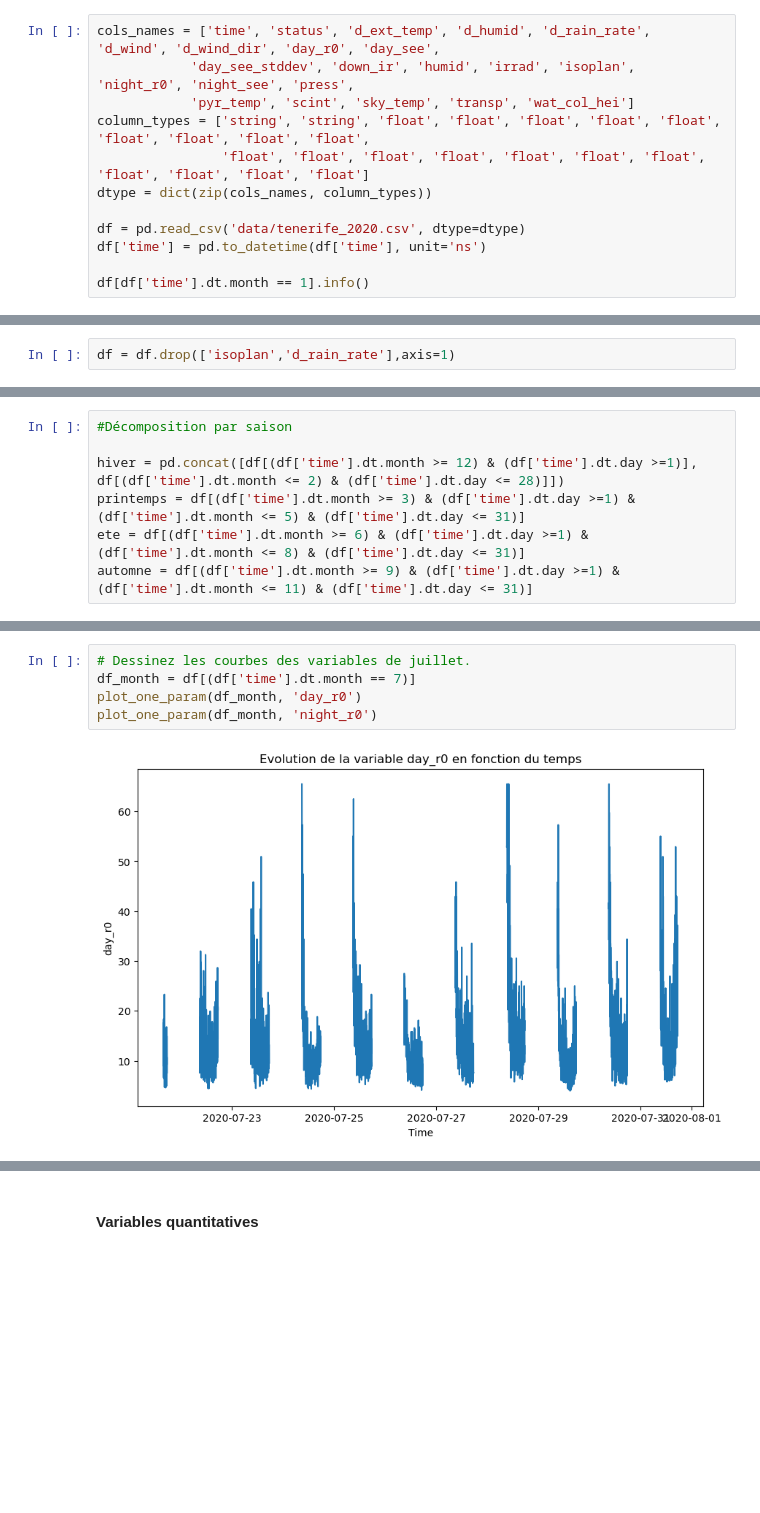
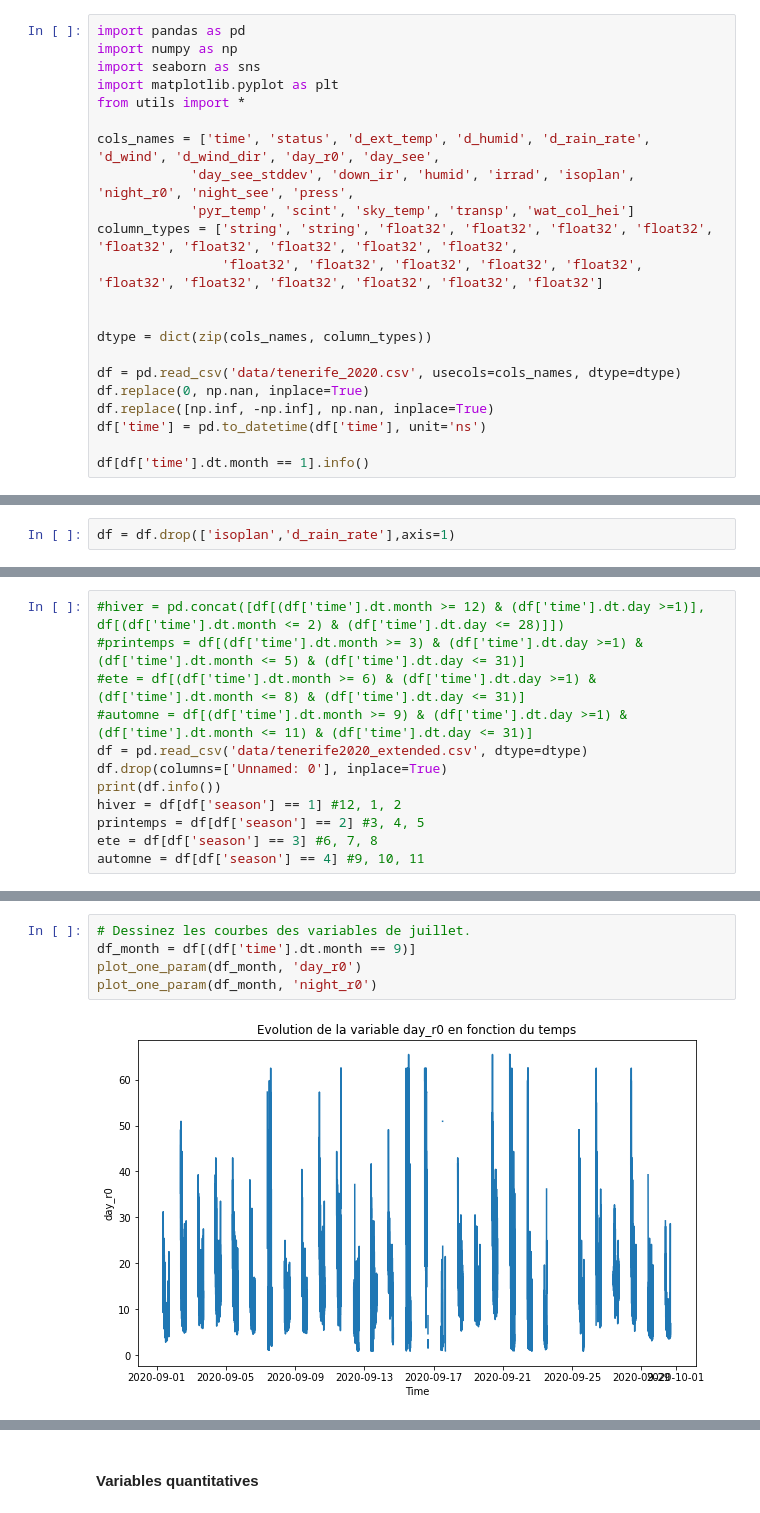
Before and after one commit to datacraft-paris/2310-Yewan-MissingValues, a Jupyter notebook: atelier_missing_values.ipynb, the cells around one changed output, grey strips where cells are left out. Cells and saved outputs as stored; diff of their text form; blank space fills up the shorter version.

```diff
--- a/atelier_missing_values.ipynb
+++ b/atelier_missing_values.ipynb
@@ -65,12 +63,22 @@ from utils import *
 # %%
+import pandas as pd
+import numpy as np
+import seaborn as sns
+import matplotlib.pyplot as plt
+from utils import *
+
 cols_names = ['time', 'status', 'd_ext_temp', 'd_humid', 'd_rain_rate', 'd_wind', 'd_wind_dir', 'day_r0', 'day_see',
             'day_see_stddev', 'down_ir', 'humid', 'irrad', 'isoplan', 'night_r0', 'night_see', 'press',
             'pyr_temp', 'scint', 'sky_temp', 'transp', 'wat_col_hei']
-column_types = ['string', 'string', 'float', 'float', 'float', 'float', 'float', 'float', 'float', 'float', 'float',
-                'float', 'float', 'float', 'float', 'float', 'float', 'float', 'float', 'float', 'float', 'float']
+column_types = ['string', 'string', 'float32', 'float32', 'float32', 'float32', 'float32', 'float32', 'float32', 'float32', 'float32',
+                'float32', 'float32', 'float32', 'float32', 'float32', 'float32', 'float32', 'float32', 'float32', 'float32', 'float32']
+
+
 dtype = dict(zip(cols_names, column_types))
 
-df = pd.read_csv('data/tenerife_2020.csv', dtype=dtype)
+df = pd.read_csv('data/tenerife_2020.csv', usecols=cols_names, dtype=dtype)
+df.replace(0, np.nan, inplace=True)
+df.replace([np.inf, -np.inf], np.nan, inplace=True)
 df['time'] = pd.to_datetime(df['time'], unit='ns')
 
 df[df['time'].dt.month == 1].info()
@@ -131,7 +171,12 @@ On crée des dataframes par saison (cela pourra être utile pour l'observation d
 # %%
-#Décomposition par saison
-
-hiver = pd.concat([df[(df['time'].dt.month >= 12) & (df['time'].dt.day >=1)], df[(df['time'].dt.month <= 2) & (df['time'].dt.day <= 28)]])
-printemps = df[(df['time'].dt.month >= 3) & (df['time'].dt.day >=1) & (df['time'].dt.month <= 5) & (df['time'].dt.day <= 31)]
-ete = df[(df['time'].dt.month >= 6) & (df['time'].dt.day >=1) & (df['time'].dt.month <= 8) & (df['time'].dt.day <= 31)]
-automne = df[(df['time'].dt.month >= 9) & (df['time'].dt.day >=1) & (df['time'].dt.month <= 11) & (df['time'].dt.day <= 31)]
+#hiver = pd.concat([df[(df['time'].dt.month >= 12) & (df['time'].dt.day >=1)], df[(df['time'].dt.month <= 2) & (df['time'].dt.day <= 28)]])
+#printemps = df[(df['time'].dt.month >= 3) & (df['time'].dt.day >=1) & (df['time'].dt.month <= 5) & (df['time'].dt.day <= 31)]
+#ete = df[(df['time'].dt.month >= 6) & (df['time'].dt.day >=1) & (df['time'].dt.month <= 8) & (df['time'].dt.day <= 31)]
+#automne = df[(df['time'].dt.month >= 9) & (df['time'].dt.day >=1) & (df['time'].dt.month <= 11) & (df['time'].dt.day <= 31)]
+df = pd.read_csv('data/tenerife2020_extended.csv', dtype=dtype)
+df.drop(columns=['Unnamed: 0'], inplace=True)
+print(df.info())
+hiver = df[df['season'] == 1] #12, 1, 2
+printemps = df[df['season'] == 2] #3, 4, 5
+ete = df[df['season'] == 3] #6, 7, 8
+automne = df[df['season'] == 4] #9, 10, 11
@@ -171,7 +248,7 @@ __Ete__ : peu de val manquante chez __day_r0__ mais bcp chez __night_r0__ et che
 # %%
 # Dessinez les courbes des variables de juillet.
-df_month = df[(df['time'].dt.month == 7)]
+df_month = df[(df['time'].dt.month == 9)]
 plot_one_param(df_month, 'day_r0')
 plot_one_param(df_month, 'night_r0')
 # %% [output]
-[figure, old version]
+[figure, new version]
```
Also changed, not shown: parts of 40 cells of this notebook, 2 other files.
